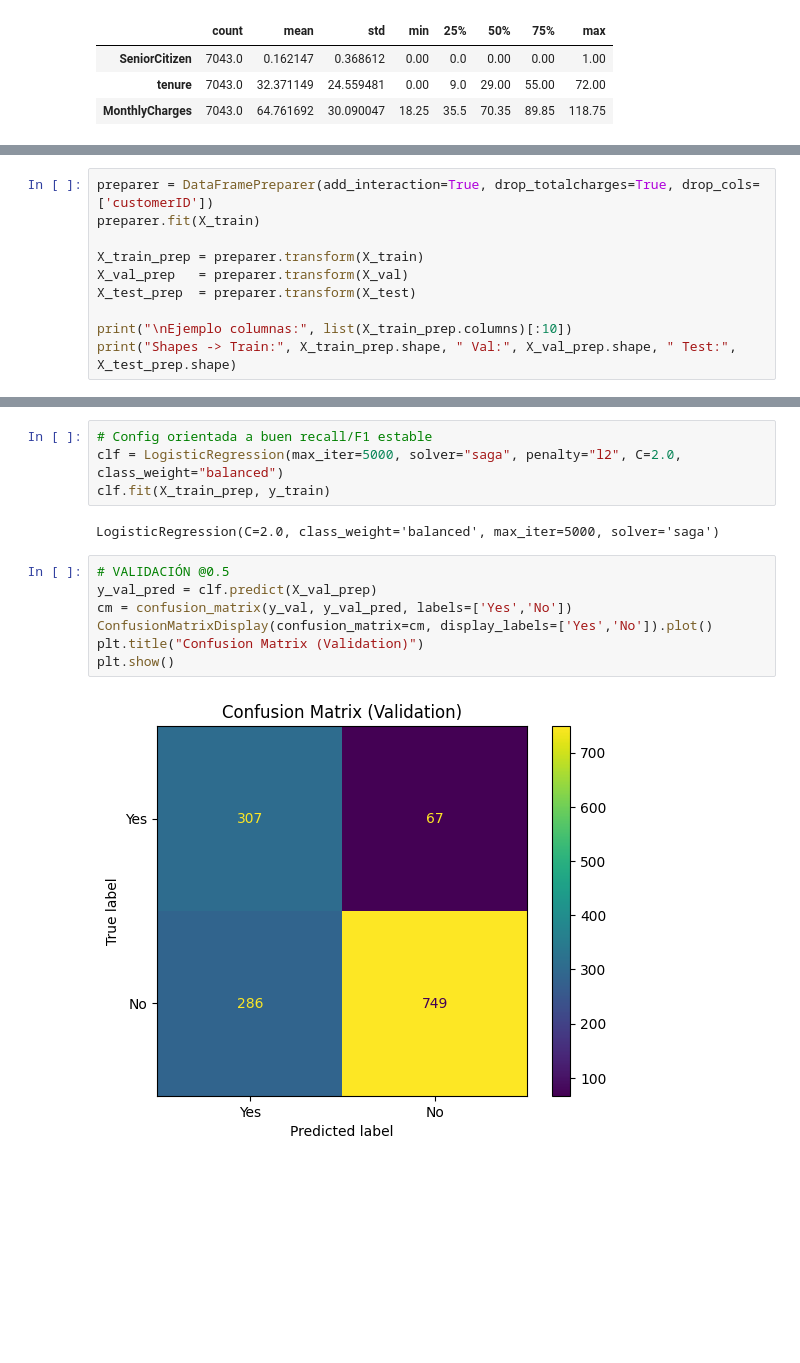
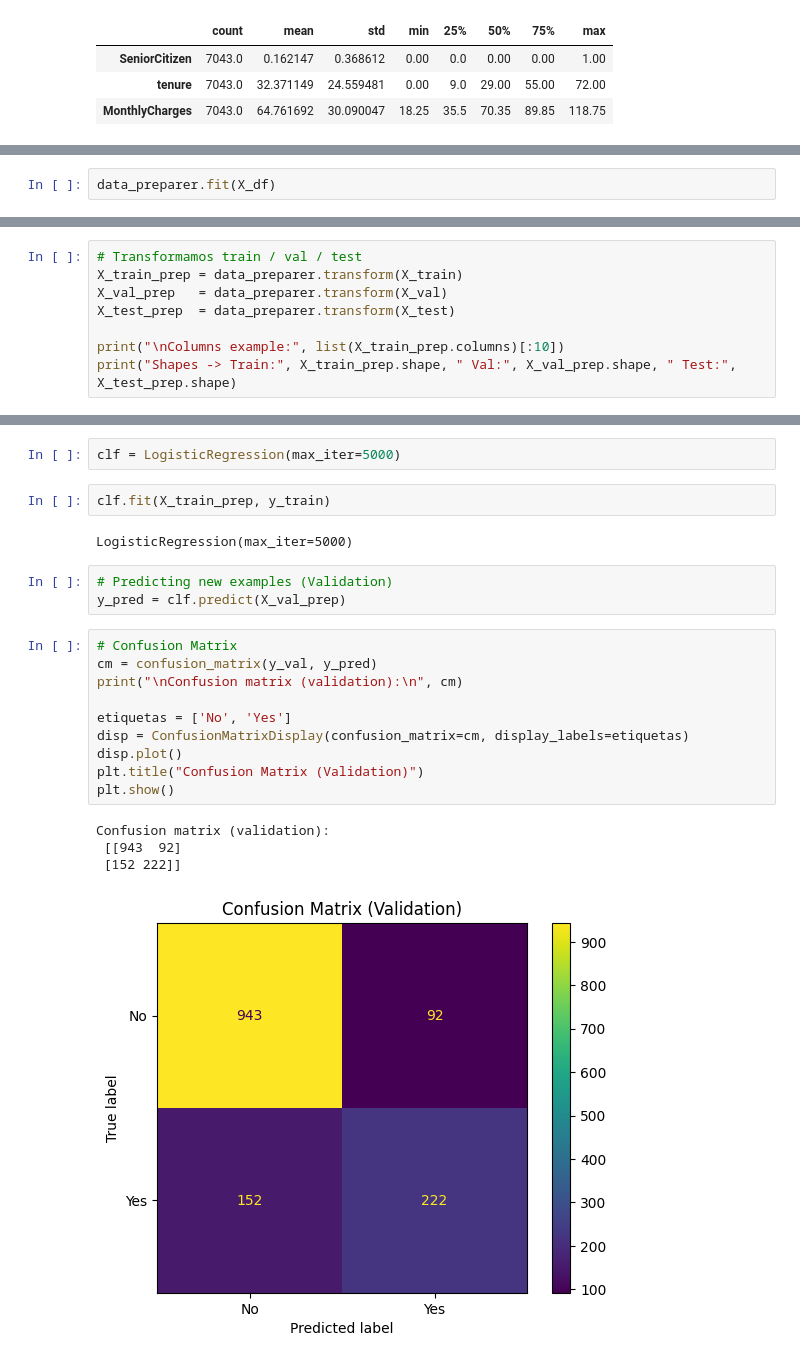
Before and after one commit to carloscastro4172/Machine-Learning, a Jupyter notebook: Mid_Machine/pipeline/pipeline_telco_churn.ipynb, the cells around one changed output, grey strips where cells are left out. Cells and saved outputs as stored; diff of their text form; blank space fills up the shorter version.

```diff
--- a/Mid_Machine/pipeline/pipeline_telco_churn.ipynb
+++ b/Mid_Machine/pipeline/pipeline_telco_churn.ipynb
@@ -232,0 +284,2 @@ Tamaños:
+# %%
+data_preparer.fit(X_df)
@@ -233,11 +288,9 @@ Tamaños:
 # %%
-preparer = DataFramePreparer(add_interaction=True, drop_totalcharges=True, drop_cols=['customerID'])
-preparer.fit(X_train)
+# Transformamos train / val / test
+X_train_prep = data_preparer.transform(X_train)
+X_val_prep   = data_preparer.transform(X_val)
+X_test_prep  = data_preparer.transform(X_test)
 
-X_train_prep = preparer.transform(X_train)
-X_val_prep   = preparer.transform(X_val)
-X_test_prep  = preparer.transform(X_test)
-
-print("\nEjemplo columnas:", list(X_train_prep.columns)[:10])
+print("\nColumns example:", list(X_train_prep.columns)[:10])
 print("Shapes -> Train:", X_train_prep.shape, " Val:", X_val_prep.shape, " Test:", X_test_prep.shape)
 # %% [output]
@@ -246,15 +299,24 @@ Shapes -> Train: (4225, 38)  Val: (1409, 38)  Test: (1409, 38)
-# %%
-# Config orientada a buen recall/F1 estable
-clf = LogisticRegression(max_iter=5000, solver="saga", penalty="l2", C=2.0, class_weight="balanced")
-clf.fit(X_train_prep, y_train)
-# %% [output]
-LogisticRegression(C=2.0, class_weight='balanced', max_iter=5000, solver='saga')
+# %%
+clf = LogisticRegression(max_iter=5000)
+# %%
+clf.fit(X_train_prep, y_train)
+# %% [output]
+LogisticRegression(max_iter=5000)
+# %%
+# Predicting new examples (Validation)
+y_pred = clf.predict(X_val_prep)
 # %%
-# VALIDACIÓN @0.5
-y_val_pred = clf.predict(X_val_prep)
-cm = confusion_matrix(y_val, y_val_pred, labels=['Yes','No'])
-ConfusionMatrixDisplay(confusion_matrix=cm, display_labels=['Yes','No']).plot()
+# Confusion Matrix
+cm = confusion_matrix(y_val, y_pred)
+print("\nConfusion matrix (validation):\n", cm)
+
+etiquetas = ['No', 'Yes']
+disp = ConfusionMatrixDisplay(confusion_matrix=cm, display_labels=etiquetas)
+disp.plot()
 plt.title("Confusion Matrix (Validation)")
 plt.show()
 # %% [output]
+Confusion matrix (validation):
+ [[943  92]
+ [152 222]]
-[figure, old version]
+[figure, new version]
```
Also changed, not shown: parts of 31 cells of this notebook.
